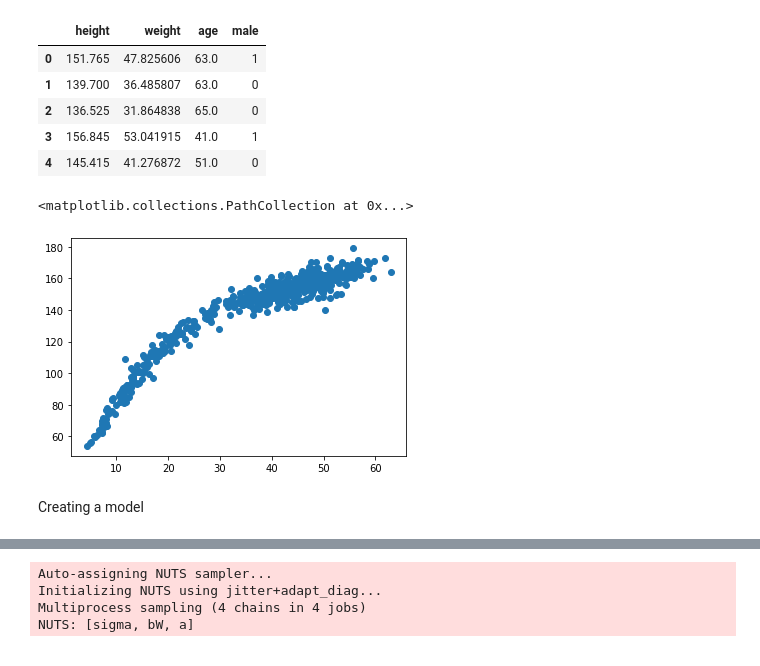
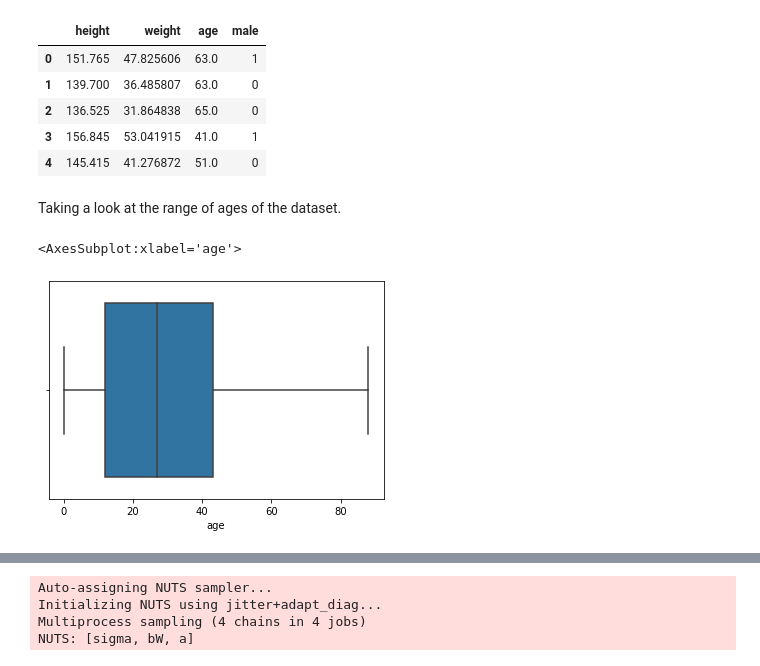
Before and after one commit to elisiojsj/Data-Science, a Jupyter notebook: homeworks_statistical_rethinking/homework_week2.ipynb, the cells around one changed output, grey strips where cells are left out. Saved outputs shown, nothing was run; the diff lists cells and outputs as text; code cells hidden in the pictures.

```diff
--- a/homeworks_statistical_rethinking/homework_week2.ipynb
+++ b/homeworks_statistical_rethinking/homework_week2.ipynb
@@ -39,10 +24,10 @@ df.head()
 | 2 | 136.525 | 31.864838 | 65.0 | 0 |
 | 3 | 156.845 | 53.041915 | 41.0 | 1 |
 | 4 | 145.415 | 41.276872 | 51.0 | 0 |
-# %%
-plt.scatter(df.weight, df.height)
-# %% [output]
-<matplotlib.collections.PathCollection at 0x...>
-[figure, removed]
-# %% [markdown]
-Creating a model
+# %% [markdown]
+Taking a look at the range of ages of the dataset.
+# %%
+sns.boxplot(df['age'])
+# %% [output]
+<AxesSubplot:xlabel='age'>
+[figure, added]
```
Also changed, not shown: parts of 29 cells of this notebook.
